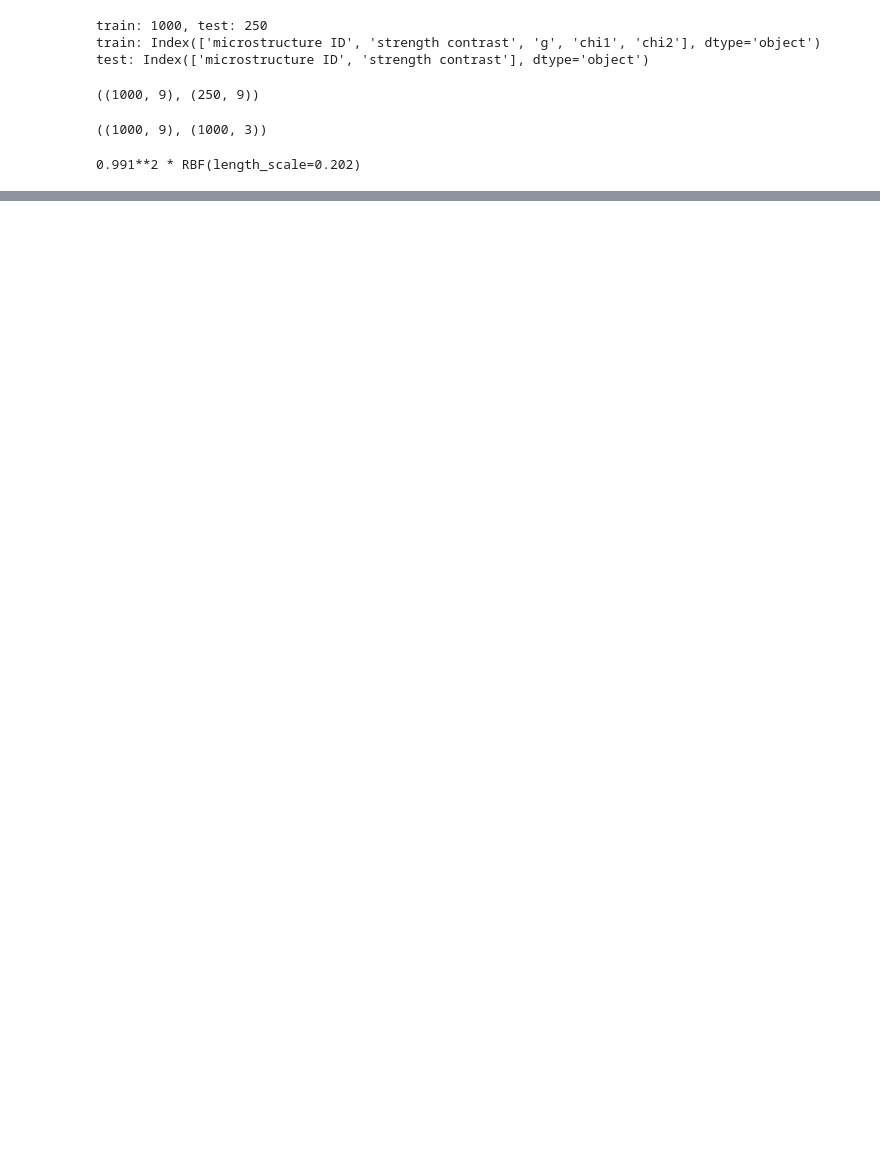
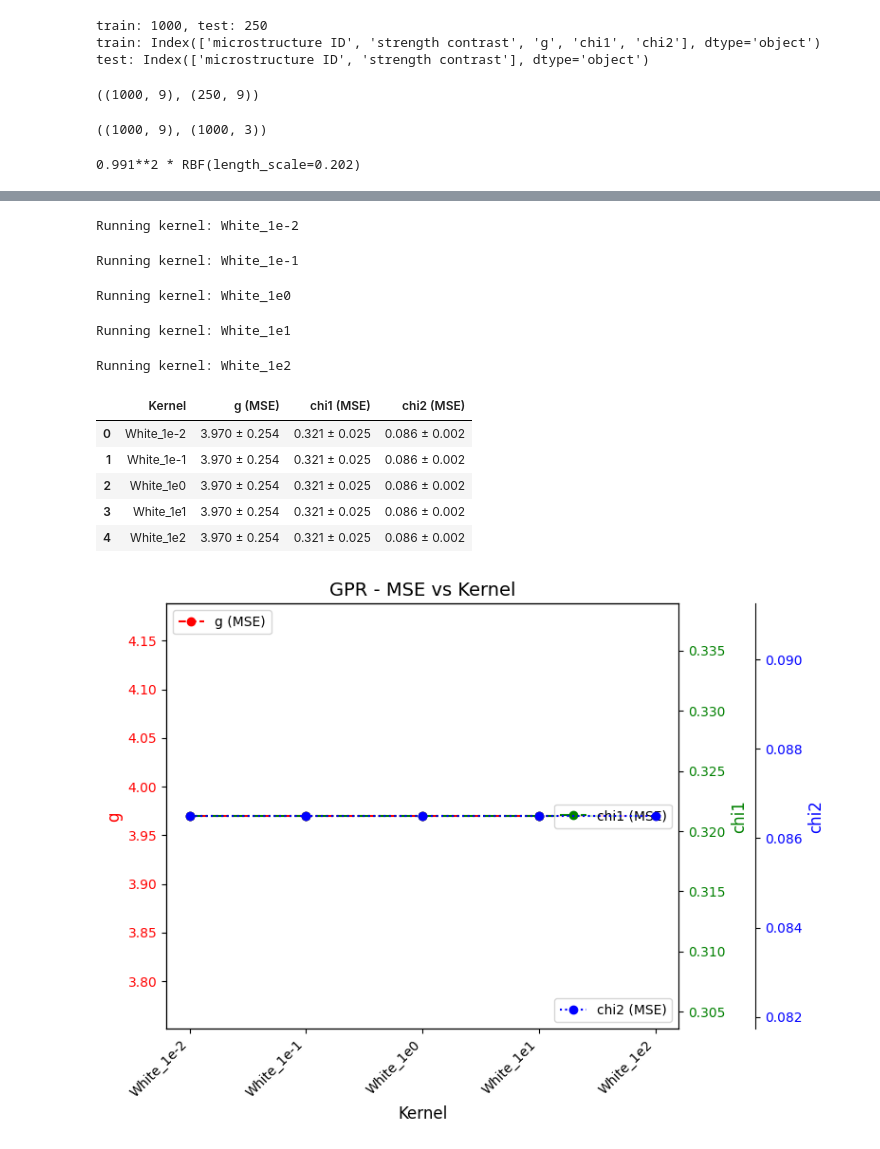
Before and after one commit to steviedale/microstructure_analysis, a Jupyter notebook: prediction.ipynb, the cells around one changed output, grey strips where cells are left out. Saved outputs shown, nothing was run; the diff lists cells and outputs as text; code cells hidden in the pictures; blank space fills up the shorter version.

```diff
--- a/prediction.ipynb
+++ b/prediction.ipynb
@@ -265,0 +318,25 @@ Increase the number of iterations (max_iter) or scale the data as shown in:
+# %%
+white_kernels = {
+    'White_1e-2': 1 * WhiteKernel(noise_level=1e-2, noise_level_bounds=(1e-5, 1e5)),
+    'White_1e-1': 1 * WhiteKernel(noise_level=1e-1, noise_level_bounds=(1e-5, 1e5)),
+    'White_1e0': 1 * WhiteKernel(noise_level=1e0, noise_level_bounds=(1e-5, 1e5)),
+    'White_1e1': 1 * WhiteKernel(noise_level=1e1, noise_level_bounds=(1e-5, 1e5)),
+    'White_1e2': 1 * WhiteKernel(noise_level=1e2, noise_level_bounds=(1e-5, 1e5)),
+}
+white_metrics = run_kernels(white_kernels)
+plot_kernel_performance(white_metrics, confidence_interval=False)
+get_performance_table(white_metrics)
+# conclusion: noise level doesn't make a difference
+# %% [output]
+Running kernel: White_1e-2
+Running kernel: White_1e-1
+Running kernel: White_1e0
+Running kernel: White_1e1
+Running kernel: White_1e2
+|  | Kernel | g (MSE) | chi1 (MSE) | chi2 (MSE) |
+| 0 | White_1e-2 | 3.970 ± 0.254 | 0.321 ± 0.025 | 0.086 ± 0.002 |
+| 1 | White_1e-1 | 3.970 ± 0.254 | 0.321 ± 0.025 | 0.086 ± 0.002 |
+| 2 | White_1e0 | 3.970 ± 0.254 | 0.321 ± 0.025 | 0.086 ± 0.002 |
+| 3 | White_1e1 | 3.970 ± 0.254 | 0.321 ± 0.025 | 0.086 ± 0.002 |
+| 4 | White_1e2 | 3.970 ± 0.254 | 0.321 ± 0.025 | 0.086 ± 0.002 |
+[figure, added]
```
Also changed, not shown: parts of 32 cells of this notebook.
